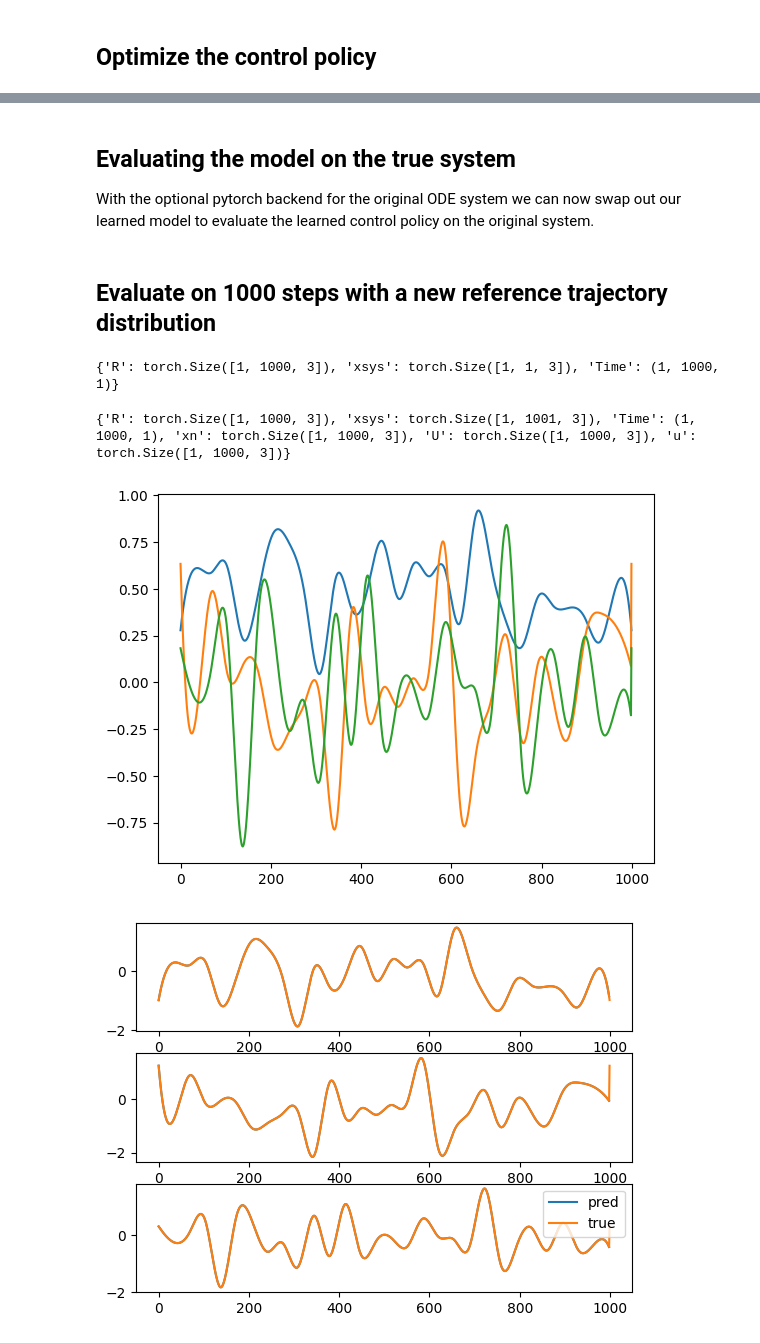
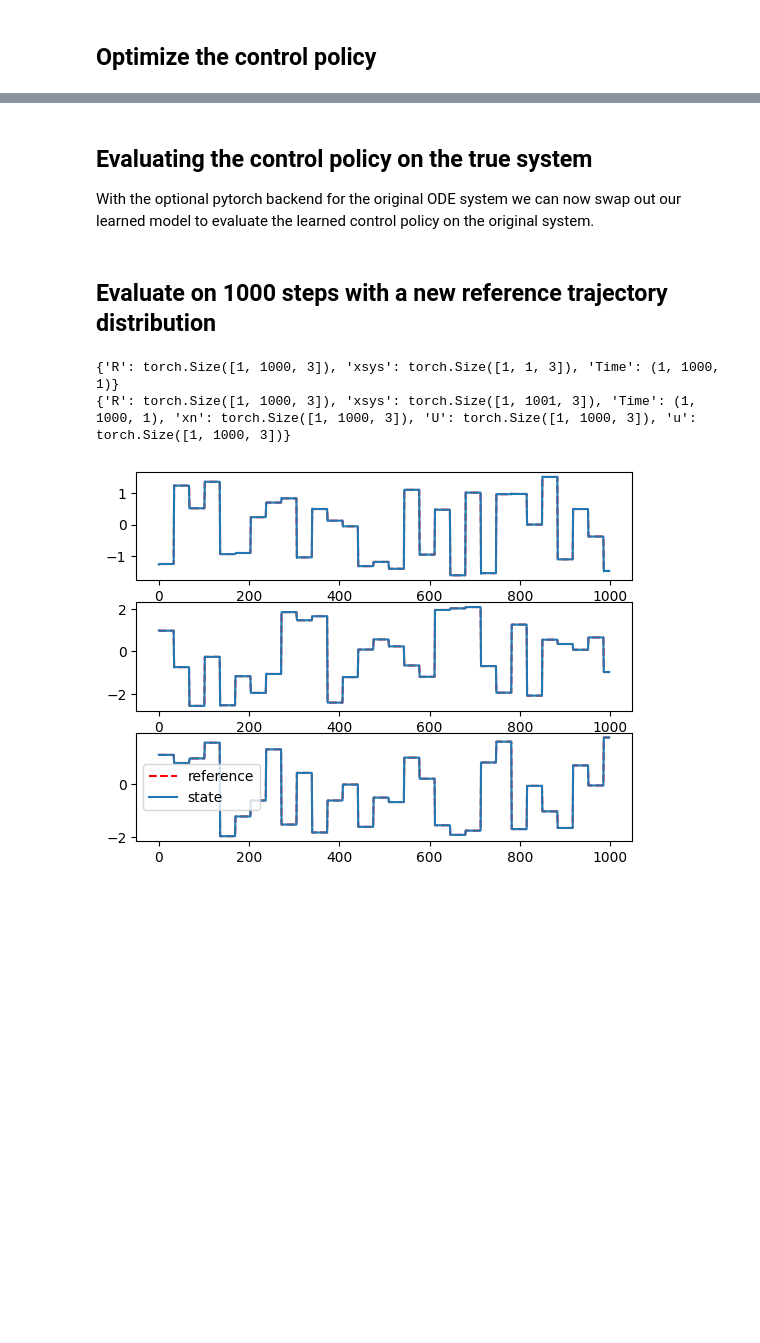
Before and after one commit to pnnl/neuromancer, a Jupyter notebook: examples/control/Part_4_systemid_control.ipynb, the cells around one changed output, grey strips where cells are left out. Saved outputs shown, nothing was run; the diff lists cells and outputs as text; code cells hidden in the pictures; blank space fills up the shorter version.

Commit message:
fixed .show() method for System class updated notebooks updated main and control readme files

```diff
--- a/examples/control/Part_4_systemid_control.ipynb
+++ b/examples/control/Part_4_systemid_control.ipynb
@@ -133,7 +146,7 @@ import matplotlib.pyplot as plt
 fix, ax = plt.subplots(nrows=3)
 for v in range(3):
     ax[v].plot(test_output['xn'][0, :-1, v].detach().numpy(), label='pred')
-    ax[v].plot(test_data['X'][0, :, v].detach().numpy(), label='true')
+    ax[v].plot(test_data['X'][0, :, v].detach().numpy(), '--', label='true')
 plt.legend()
 # %% [output]
 {'Y': (1000, 3), 'X': (1000, 3), 'U': (1000, 3), 'Time': (1000,)}
@@ -216,6 +238,6 @@ epoch: 999  train_loss: 2.6860710931941867e-05
 <All keys matched successfully>
 # %% [markdown]
-## Evaluating the model on the true system
+## Evaluating the control policy on the true system
 
 With the optional pytorch backend for the original ODE system we can now swap out our learned model to evaluate the learned control policy on the original system.
 # %%
@@ -239,26 +261,24 @@ test_system = System([normnode, policy_node, denormnode, sysnode])
 # %%
 from neuromancer.psl.signals import sines, step, arma, spline
 import numpy as np
 
-plt.figure()
-references = spline(nsim=1000, d=sys.nx, min=sys.stats['X']['min'], max=sys.stats['X']['max'])
-plt.plot(references)
+# generate random sequence of step changes
+references = step(nsim=1000, d=sys.nx, min=sys.stats['X']['min'], max=sys.stats['X']['max'])
 test_data = {'R': torch.tensor(sys.normalize(references, key='X'), dtype=torch.float32).unsqueeze(0), 'xsys': sys.get_x0().reshape(1, 1, -1),
             'Time': (np.arange(1000)*sys.ts).reshape(1, 1000, 1)}
 print({k: v.shape for k, v in test_data.items()})
 test_system.nsteps=1000
 with torch.no_grad():
     test_out = test_system(test_data)
 
 print({k: v.shape for k, v in test_out.items()})
 fix, ax = plt.subplots(nrows=3)
 for v in range(3):
-    ax[v].plot(test_out['xn'][0, 1:, v].detach().numpy(), label='pred')
-    ax[v].plot(test_data['R'][0, :, v].detach().numpy(), label='true')
+    ax[v].plot(test_data['R'][0, :, v].detach().numpy(), 'r--', label='reference')
+    ax[v].plot(test_out['xn'][0, 1:, v].detach().numpy(), label='state')
 plt.legend()
 plt.savefig('control.png')
 # %% [output]
 {'R': torch.Size([1, 1000, 3]), 'xsys': torch.Size([1, 1, 3]), 'Time': (1, 1000, 1)}
+{'R': torch.Size([1, 1000, 3]), 'xsys': torch.Size([1, 1001, 3]), 'Time': (1, 1000, 1), 'xn': torch.Size([1, 1000, 3]), 'U': torch.Size([1, 1000, 3]), 'u': torch.Size([1, 1000, 3])}
-{'R': torch.Size([1, 1000, 3]), 'xsys': torch.Size([1, 1001, 3]), 'Time': (1, 1000, 1), 'xn': torch.Size([1, 1000, 3]), 'U': torch.Size([1, 1000, 3]), 'u': torch.Size([1, 1000, 3])}
-[figure, old version]
+[figure, new version]
-[figure, removed]
```
Also changed, not shown: parts of 21 cells of this notebook, 6 other files.
